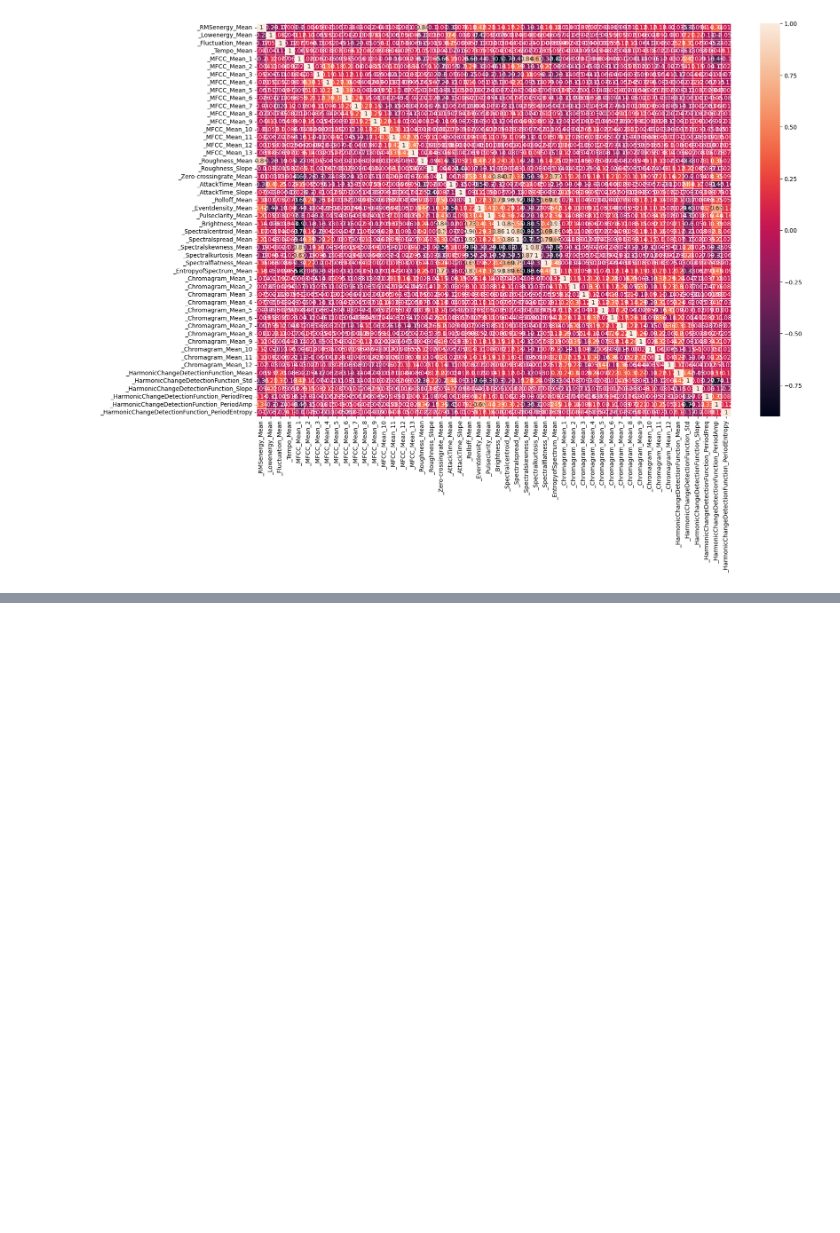
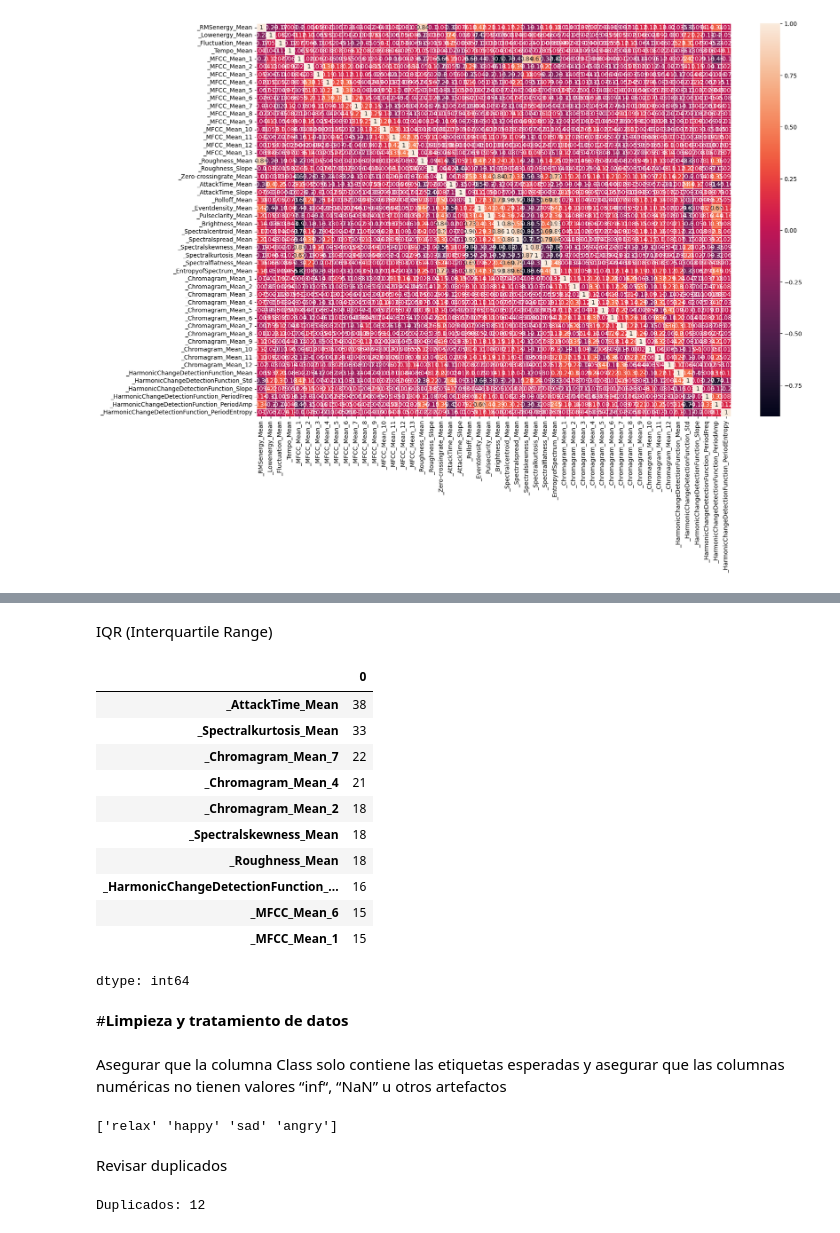
Before and after one commit to jrebull/MLOps_Team24, a Jupyter notebook: Fase1_equipo24.ipynb, the cells around one changed output, grey strips where cells are left out. Drawn from its saved outputs; the diff is of its cells as text; code cells hidden in the pictures; blank space fills up the shorter version.

```diff
--- a/Fase1_equipo24.ipynb
+++ b/Fase1_equipo24.ipynb
@@ -178,0 +242,41 @@ plt.show()
+# %% [markdown]
+IQR (Interquartile Range)
+# %%
+Q1 = df[numeric_cols].quantile(0.25)
+Q3 = df[numeric_cols].quantile(0.75)
+IQR = Q3 - Q1
+
+is_outlier = ((df[numeric_cols] < (Q1 - 1.5 * IQR)) |
+              (df[numeric_cols] > (Q3 + 1.5 * IQR)))
+# cuenta
+is_outlier.sum().sort_values(ascending=False).head(10)
+# %% [output]
+|  | 0 |
+| _AttackTime_Mean | 38 |
+| _Spectralkurtosis_Mean | 33 |
+| _Chromagram_Mean_7 | 22 |
+| _Chromagram_Mean_4 | 21 |
+| _Chromagram_Mean_2 | 18 |
+| _Spectralskewness_Mean | 18 |
+| _Roughness_Mean | 18 |
+| _HarmonicChangeDetectionFunction_... | 16 |
+| _MFCC_Mean_6 | 15 |
+| _MFCC_Mean_1 | 15 |
+dtype: int64
+# %% [markdown]
+#**Limpieza y tratamiento de datos**
+# %% [markdown]
+Asegurar que la columna Class solo contiene las etiquetas esperadas y asegurar que las columnas numéricas no tienen valores “inf“, “NaN” u otros artefactos
+# %%
+print(df["Class"].unique())
+# %% [output]
+['relax' 'happy' 'sad' 'angry']
+# %% [markdown]
+Revisar duplicados
+# %%
+dup_count = df.duplicated().sum()
+print("Duplicados:", dup_count)
+if dup_count > 0:
+    df = df.drop_duplicates()
+# %% [output]
+Duplicados: 12
```
Also changed, not shown: parts of 18 cells of this notebook.
